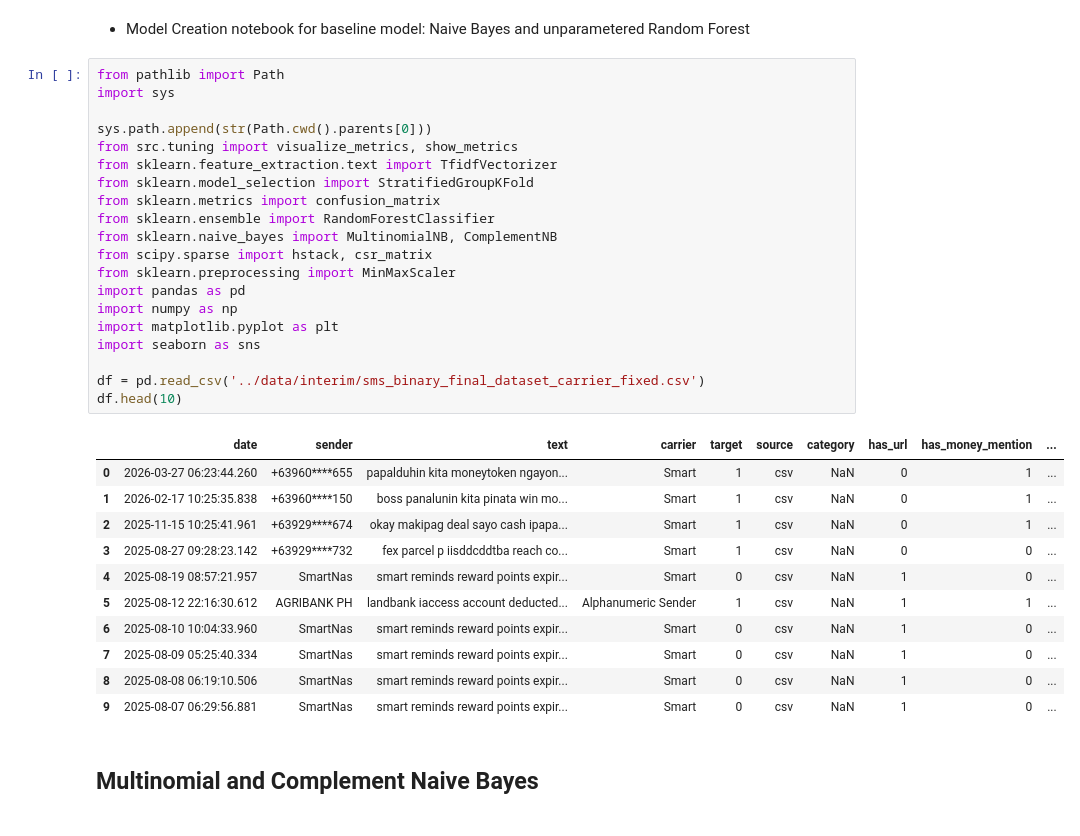
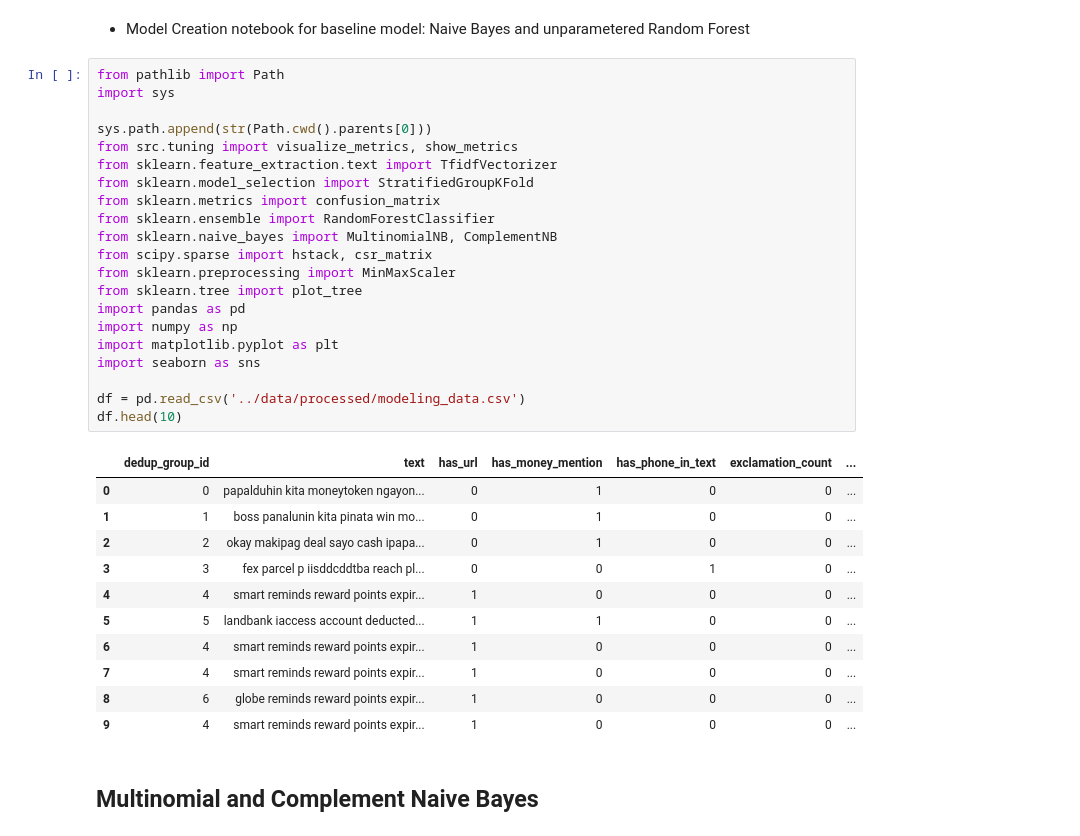
Before and after one commit to leiandrei/sms-smishing-classification, a Jupyter notebook: notebooks/03_model_creation.ipynb, the cells around one changed output. Cells and saved outputs as stored; diff of their text form.

```diff
--- a/notebooks/03_model_creation.ipynb
+++ b/notebooks/03_model_creation.ipynb
@@ -5,35 +5,36 @@
 # %%
 from pathlib import Path
 import sys
 
 sys.path.append(str(Path.cwd().parents[0]))
 from src.tuning import visualize_metrics, show_metrics
 from sklearn.feature_extraction.text import TfidfVectorizer
 from sklearn.model_selection import StratifiedGroupKFold
 from sklearn.metrics import confusion_matrix
 from sklearn.ensemble import RandomForestClassifier
 from sklearn.naive_bayes import MultinomialNB, ComplementNB
 from scipy.sparse import hstack, csr_matrix
 from sklearn.preprocessing import MinMaxScaler
+from sklearn.tree import plot_tree
 import pandas as pd
 import numpy as np
 import matplotlib.pyplot as plt
 import seaborn as sns
 
-df = pd.read_csv('../data/interim/sms_binary_final_dataset_carrier_fixed.csv')
+df = pd.read_csv('../data/processed/modeling_data.csv')
 df.head(10)
 # %% [output]
-|  | date | sender | text | carrier | target | source | category | has_url | has_money_mention | ... |
-| 0 | 2026-03-27 06:23:44.260 | +63960****655 | papalduhin kita moneytoken ngayon... | Smart | 1 | csv | NaN | 0 | 1 | ... |
-| 1 | 2026-02-17 10:25:35.838 | +63960****150 | boss panalunin kita pinata win mo... | Smart | 1 | csv | NaN | 0 | 1 | ... |
-| 2 | 2025-11-15 10:25:41.961 | +63929****674 | okay makipag deal sayo cash ipapa... | Smart | 1 | csv | NaN | 0 | 1 | ... |
-| 3 | 2025-08-27 09:28:23.142 | +63929****732 | fex parcel p iisddcddtba reach co... | Smart | 1 | csv | NaN | 0 | 0 | ... |
-| 4 | 2025-08-19 08:57:21.957 | SmartNas | smart reminds reward points expir... | Smart | 0 | csv | NaN | 1 | 0 | ... |
-| 5 | 2025-08-12 22:16:30.612 | AGRIBANK PH | landbank iaccess account deducted... | Alphanumeric Sender | 1 | csv | NaN | 1 | 1 | ... |
-| 6 | 2025-08-10 10:04:33.960 | SmartNas | smart reminds reward points expir... | Smart | 0 | csv | NaN | 1 | 0 | ... |
-| 7 | 2025-08-09 05:25:40.334 | SmartNas | smart reminds reward points expir... | Smart | 0 | csv | NaN | 1 | 0 | ... |
-| 8 | 2025-08-08 06:19:10.506 | SmartNas | smart reminds reward points expir... | Smart | 0 | csv | NaN | 1 | 0 | ... |
-| 9 | 2025-08-07 06:29:56.881 | SmartNas | smart reminds reward points expir... | Smart | 0 | csv | NaN | 1 | 0 | ... |
+|  | dedup_group_id | text | has_url | has_money_mention | has_phone_in_text | exclamation_count | ... |
+| 0 | 0 | papalduhin kita moneytoken ngayon... | 0 | 1 | 0 | 0 | ... |
+| 1 | 1 | boss panalunin kita pinata win mo... | 0 | 1 | 0 | 0 | ... |
+| 2 | 2 | okay makipag deal sayo cash ipapa... | 0 | 1 | 0 | 0 | ... |
+| 3 | 3 | fex parcel p iisddcddtba reach pl... | 0 | 0 | 1 | 0 | ... |
+| 4 | 4 | smart reminds reward points expir... | 1 | 0 | 0 | 0 | ... |
+| 5 | 5 | landbank iaccess account deducted... | 1 | 1 | 0 | 0 | ... |
+| 6 | 4 | smart reminds reward points expir... | 1 | 0 | 0 | 0 | ... |
+| 7 | 4 | smart reminds reward points expir... | 1 | 0 | 0 | 0 | ... |
+| 8 | 6 | globe reminds reward points expir... | 1 | 0 | 0 | 0 | ... |
+| 9 | 4 | smart reminds reward points expir... | 1 | 0 | 0 | 0 | ... |
 # %% [markdown]
 ## Multinomial and Complement Naive Bayes
 # %%
```
Also changed, not shown: parts of 9 cells of this notebook, 22 other files.
